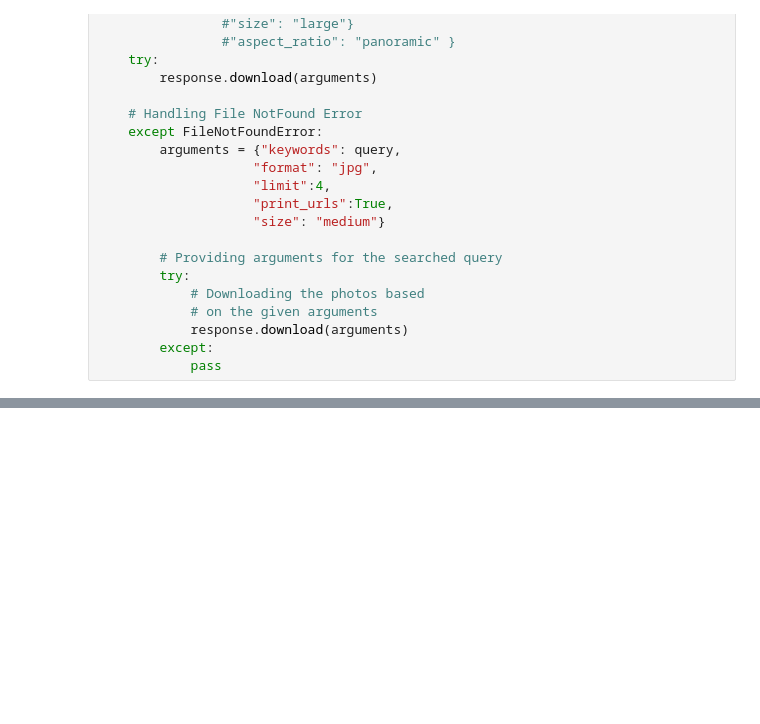
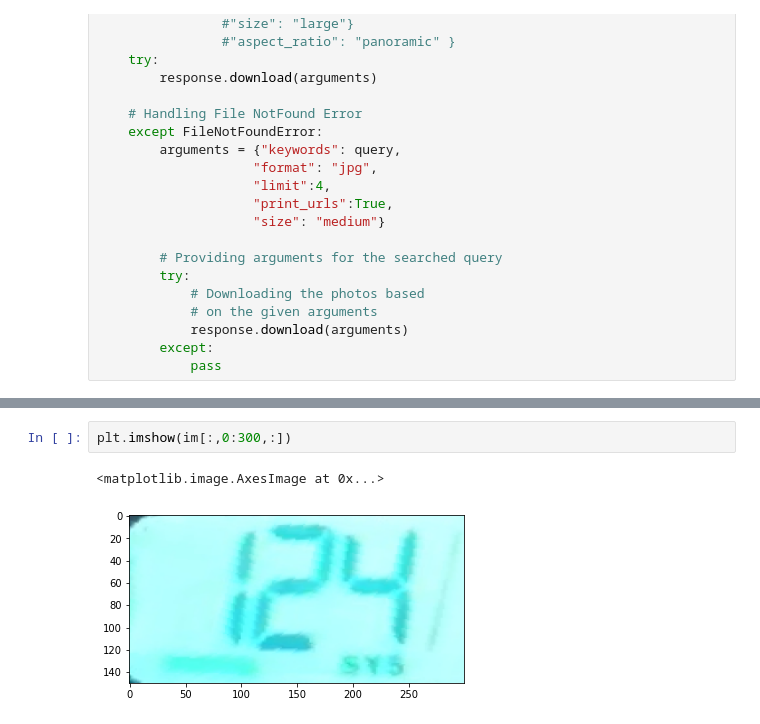
Before and after one commit to v-vietlq4/vietocr, a Jupyter notebook: crawldata.ipynb, the cells around one changed output, grey strips where cells are left out. Saved outputs shown, nothing was run; the diff lists cells and outputs as text; blank space fills up the shorter version.

```diff
--- a/crawldata.ipynb
+++ b/crawldata.ipynb
@@ -48,0 +61,5 @@ Errors: 0
+# %%
+plt.imshow(im[:,0:300,:])
+# %% [output]
+<matplotlib.image.AxesImage at 0x...>
+[figure, added]
```
Also changed, not shown: parts of 17 cells of this notebook, 27 other files.
